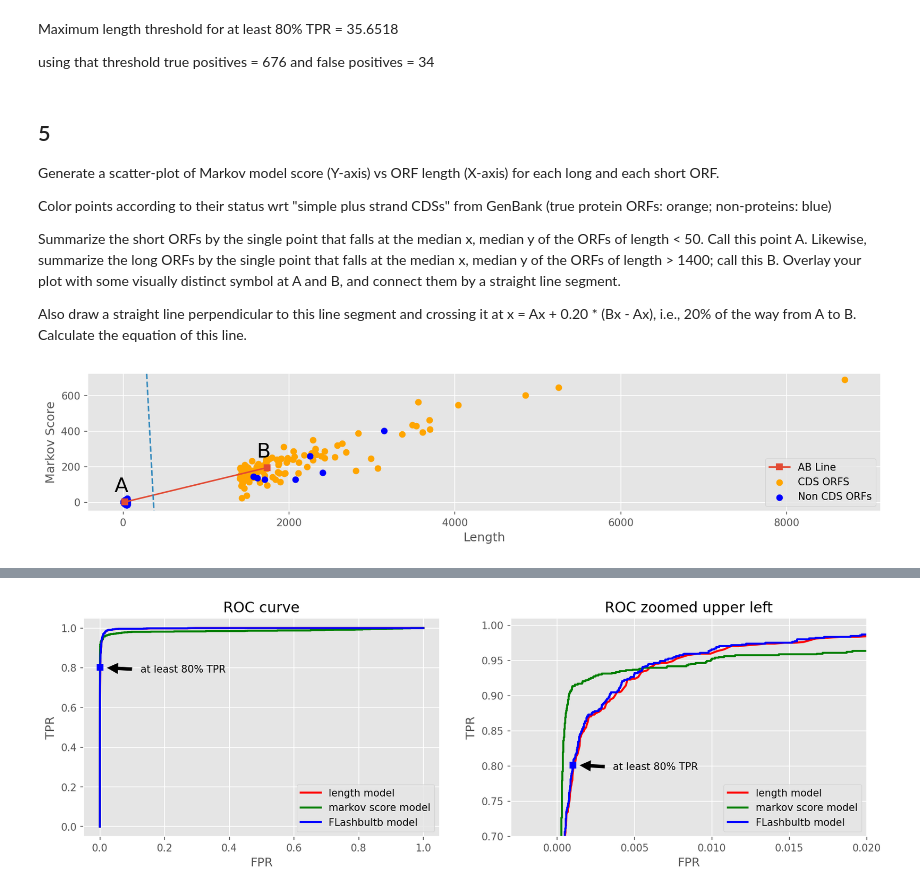
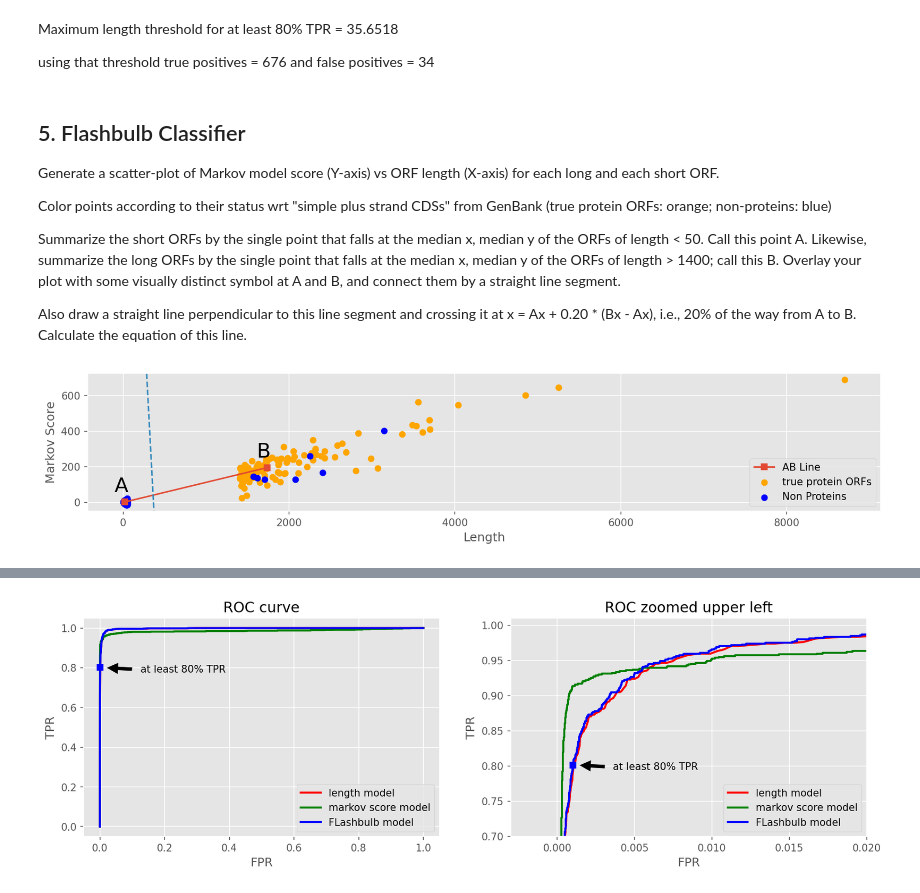
Before and after one commit to krishansubudhi/UW_CompBio, a Jupyter notebook: Assignment5/notebooks/plot.ipynb, the cells around one changed output, grey strips where cells are left out. Cells and saved outputs as stored; diff of their text form; code cells hidden in the pictures.

Commit message:
main.py and plot.py

```diff
--- a/Assignment5/notebooks/plot.ipynb
+++ b/Assignment5/notebooks/plot.ipynb
@@ -136,7 +129,7 @@ Maximum length threshold for at least 80% TPR = 35.6518
 
 using that threshold true positives =  676 and  false positives  = 34
 # %% [markdown]
-## 5
+## 5. Flashbulb Classifier
 Generate a scatter-plot of Markov model score (Y-axis) vs ORF length (X-axis) for each long and each short ORF.
 
 Color points according to their status wrt "simple plus strand CDSs" from GenBank (true protein ORFs: orange; non-proteins: blue)
@@ -179,32 +172,33 @@ for df in [short, long]:
     ax.scatter(df[~df.isCDS].length, df[~df.isCDS].scores, color='blue')
 # ax.plot(short_median_x, short_median_y, "s", color = "cyan")
 # ax.plot(long_median_x, long_median_y, "s", color = "red")
 ax.plot([short_median_x, long_median_x], [short_median_y, long_median_y],marker ='s')
 ax.annotate('A',
    xy=(short_median_x, short_median_y),
    xytext=(-10, 10 ),    # fraction, fraction
    textcoords='offset points',
     fontsize=20,
    clip_on=True )
 ax.annotate('B',
    xy=(long_median_x, long_median_y),
    xytext=(-10, 10 ),     # fraction, fraction
    textcoords='offset points',
             fontsize=20,
    clip_on=True )
 xlim = ax.get_xlim()
 ylim = ax.get_ylim()
 x_vals = np.array(ax.get_xlim())
 y_vals = orth_intercept + orth_slope * x_vals
 ax.set_xlabel('Length')
 ax.set_ylabel('Markov Score')
-ax.legend(['AB Line', 'CDS ORFS', 'Non CDS ORFs'])
+ax.legend(['AB Line', 'true protein ORFs', 'Non Proteins'])
 
 ax.plot(x_vals, y_vals, '--')
 
 
 
 ax.set_xbound(*xlim)
 ax.set_ybound(*ylim)
+plt.show(block= False)
 # %% [output]
-[figure, old version]
+[figure, new version]
```
Also changed, not shown: parts of 14 cells of this notebook, 7 other files.
